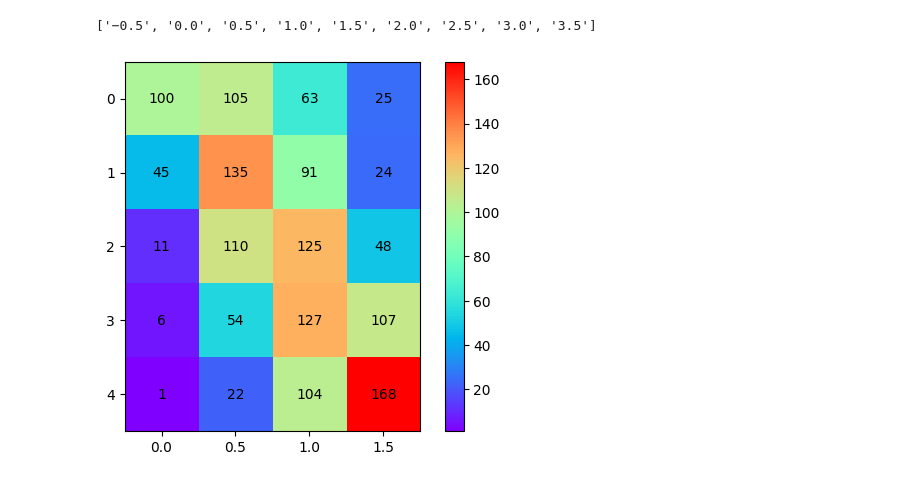
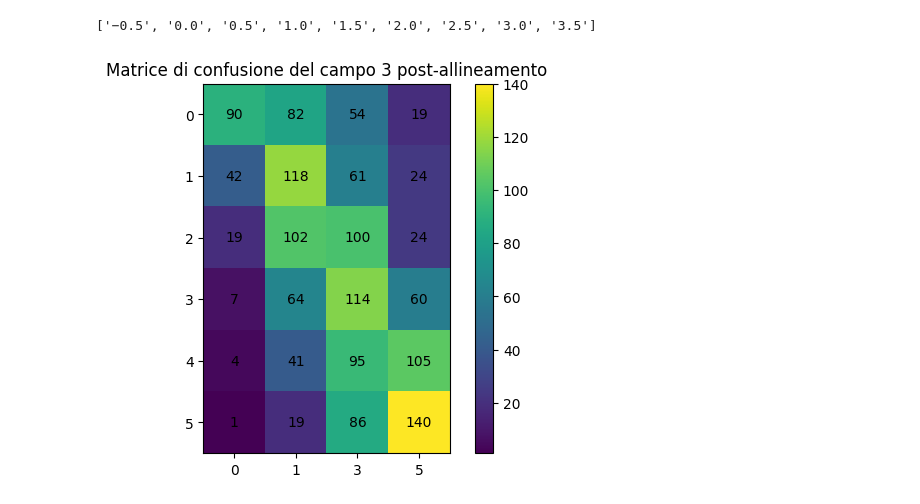
Before and after one commit to Simone-Scalella/BigDataProject, a Jupyter notebook: single_window.ipynb, the cells around one changed output. Saved outputs shown, nothing was run; the diff lists cells and outputs as text; code cells hidden in the pictures.

```diff
--- a/single_window.ipynb
+++ b/single_window.ipynb
@@ -39,7 +39,7 @@ with open('./pickles/kmeans_total_6_c2.pickle', 'rb') as handle:
 with open('./pickles/kmeans_total_6_c2.pickle', 'rb') as handle:
     kmeans_total6_master = pickle.load(handle)
 # %%
-num_classi = 5
+num_classi = 6
 
 newResa3 = newResa3[(newResa3<=11000) & (newResa3 >= 4000)]
 newResa4 = newResa4[(newResa4<=11000) & (newResa4 >= 4000)]
@@ -184,10 +186,4 @@ recall [0.34129693 0.45762712 0.         0.43197279 0.56949153]
 # %%
 # Nuova matrice di confusione
-
-print(confusion_matrix(label,kmeans_total3[6,0]))
-
 confusion = confusion_matrix(label,kmeans_total3[6,0])
-new_confusion = np.concatenate((confusion[:,0:2],confusion[:,3:5]),axis=1)
-print(new_confusion)
-plt.imshow(new_confusion)
-plt.plot()
+new_confusion = np.concatenate((confusion[:,0:1],confusion[:,1:2],confusion[:,3:4],confusion[:,5:6]),axis=1)
@@ -207,19 +190,20 @@ plt.plot()
 # %%
 fig, ax = plt.subplots()
 plt.rc('font', size=10)
-image = ax.imshow(new_confusion[:,:],cmap='rainbow')
+image = ax.imshow(new_confusion[:,:])
 
 for i in range(0,new_confusion.shape[0]):
     for j in range(0,new_confusion.shape[1]):
         c = np.round(new_confusion[i,j],decimals=3)
         ax.text(j, i, str(c), va='center', ha='center')
 
 #fig.set_size_inches(15,25)
 labels = [item.get_text() for item in ax.get_xticklabels()]
 print(labels)
 plt.colorbar(image)
-ax.set_xticklabels(['−0.5', '0.0', '0.5', '1.0', '1.5', '3.0', '3.5','4.0','4.5'])
+plt.title('Matrice di confusione del campo 3 post-allineamento')
+ax.set_xticklabels(['−0.5', '0' , '1', '3', '5'])
 plt.show()
 # %% [output]
 ['−0.5', '0.0', '0.5', '1.0', '1.5', '2.0', '2.5', '3.0', '3.5']
-[figure, old version]
+[figure, new version]
```
Also changed, not shown: parts of 11 cells of this notebook, 1 other file.
